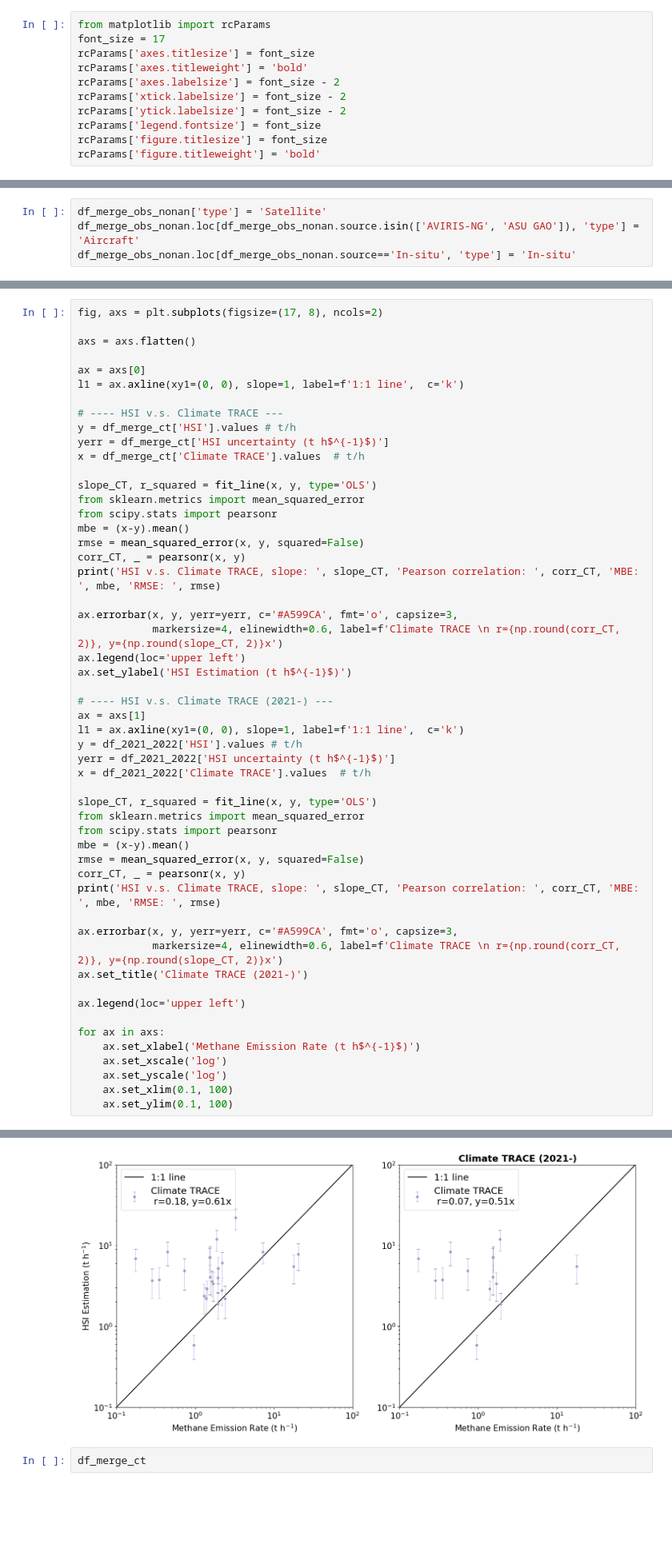
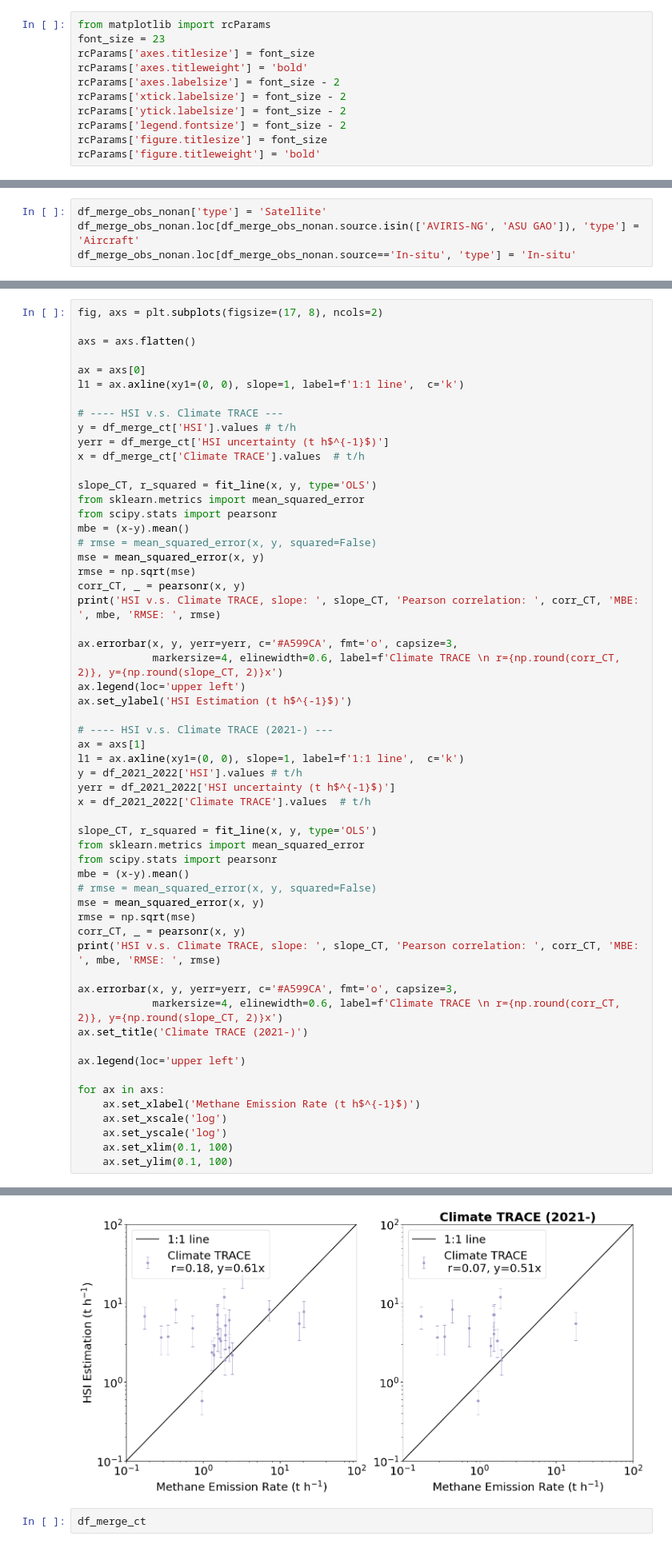
Before and after one commit to zxdawn/Hyper-Landfill, a Jupyter notebook: notebooks/emission_comp_th.ipynb, the cells around one changed output, grey strips where cells are left out. Shown at 80% size. Drawn from its saved outputs; the diff is of its cells as text; blank space fills up the shorter version.

```diff
--- a/notebooks/emission_comp_th.ipynb
+++ b/notebooks/emission_comp_th.ipynb
@@ -15,13 +15,13 @@ from sklearn.metrics import mean_squared_error
 import leafmap.foliumap as leafmap
 # %%
 from matplotlib import rcParams
-font_size = 17
+font_size = 23
 rcParams['axes.titlesize'] = font_size
 rcParams['axes.titleweight'] = 'bold'
 rcParams['axes.labelsize'] = font_size - 2
 rcParams['xtick.labelsize'] = font_size - 2
 rcParams['ytick.labelsize'] = font_size - 2
-rcParams['legend.fontsize'] = font_size
+rcParams['legend.fontsize'] = font_size - 2
 rcParams['figure.titlesize'] = font_size
 rcParams['figure.titleweight'] = 'bold'
 # %% [markdown]
@@ -927,7 +907,9 @@ slope_CT, r_squared = fit_line(x, y, type='OLS')
 from sklearn.metrics import mean_squared_error
 from scipy.stats import pearsonr
 mbe = (x-y).mean()
-rmse = mean_squared_error(x, y, squared=False)
+# rmse = mean_squared_error(x, y, squared=False)
+mse = mean_squared_error(x, y)
+rmse = np.sqrt(mse)
 corr_CT, _ = pearsonr(x, y)
 print('HSI v.s. Climate TRACE, slope: ', slope_CT, 'Pearson correlation: ', corr_CT, 'MBE: ', mbe, 'RMSE: ', rmse)
 
@@ -947,7 +929,9 @@ slope_CT, r_squared = fit_line(x, y, type='OLS')
 from sklearn.metrics import mean_squared_error
 from scipy.stats import pearsonr
 mbe = (x-y).mean()
-rmse = mean_squared_error(x, y, squared=False)
+# rmse = mean_squared_error(x, y, squared=False)
+mse = mean_squared_error(x, y)
+rmse = np.sqrt(mse)
 corr_CT, _ = pearsonr(x, y)
 print('HSI v.s. Climate TRACE, slope: ', slope_CT, 'Pearson correlation: ', corr_CT, 'MBE: ', mbe, 'RMSE: ', rmse)
 
@@ -969,6 +953,6 @@ HSI v.s. Climate TRACE, slope:  0.6111676350720061 Pearson correlation:  0.18007
 0.0
 HSI v.s. Climate TRACE, slope:  0.5112250259939956 Pearson correlation:  0.07432294154572286 MBE:  -2.805846839886587 RMSE:  5.665178832183017
-[figure, old version]
+[figure, new version]
 # %%
 df_merge_ct
 # %% [output]
```
Also changed, not shown: parts of 8 cells of this notebook, 1 other file.
